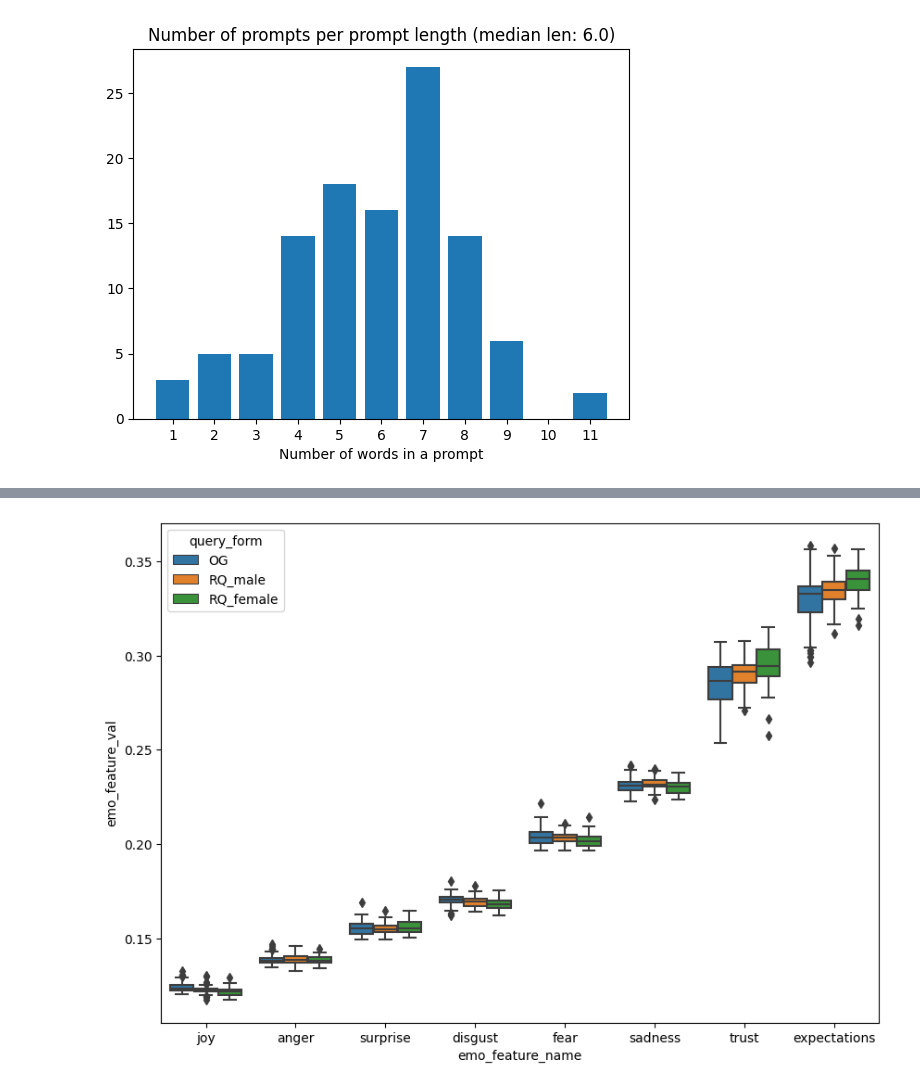
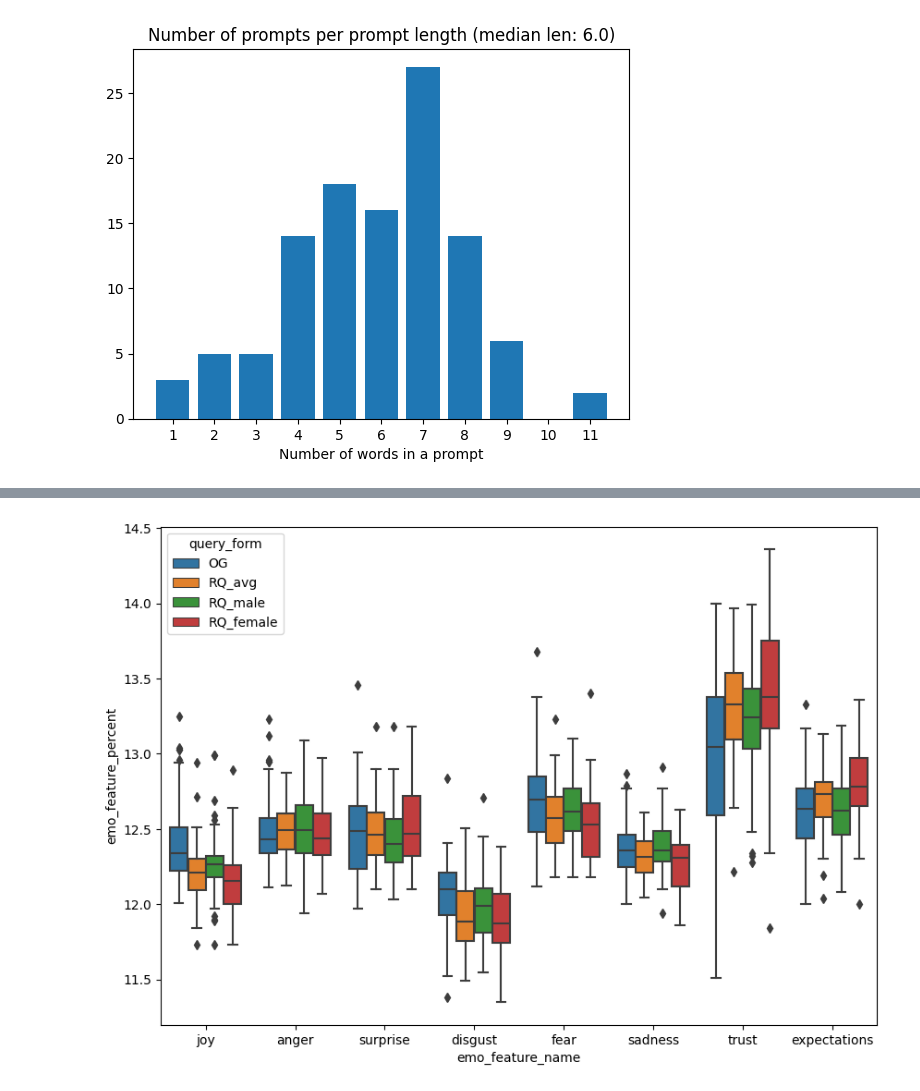
Before and after one commit to HrishitaC/InsideOut2, a Jupyter notebook: Code/visualisation.ipynb, the cells around one changed output, grey strips where cells are left out. Drawn from its saved outputs; the diff is of its cells as text; code cells hidden in the pictures.

```diff
--- a/Code/visualisation.ipynb
+++ b/Code/visualisation.ipynb
@@ -28,8 +38,12 @@ plt.show()
 # %%
 gemma_EP = pd.read_csv("../Results/gemma_EP.csv")
+gemma_RQ_EP = pd.read_csv("../Results/gemma_RQ_EP.csv")
+gemma_RQ_avg_EP = pd.read_csv("../Results/gemma_RQ_avg_EP.csv")
+
 gpt_EP = pd.read_csv("../Results/gpt_EP.csv")
-gemma_RQ_EP = pd.read_csv("../Results/gemma_RQ_EP.csv")
 gpt_RQ_EP = pd.read_csv("../Results/gpt_RQ_EP.csv")
+gpt_RQ_avg_EP = pd.read_csv("../Results/gpt_RQ_avg_EP.csv")
+
 
 emo_features = ["positive", "negative", "neutral", "joy", "anger", "surprise", "disgust", "fear", "sadness", "trust", "expectations"]
 all_EP = []
@@ -39,6 +53,16 @@ for _, row in gemma_EP.iterrows():
         all_EP.append([
             row["query"],
             "OG",
+            "Gemma",
+            emo,
+            row[emo]
+        ])
+
+for _, row in gemma_RQ_avg_EP.iterrows():
+    for emo in emo_features:
+        all_EP.append([
+            row["query"],
+            "RQ_avg",
             "Gemma",
             emo,
             row[emo]
@@ -64,6 +88,16 @@ for _, row in gpt_EP.iterrows():
             row[emo]
         ])
 
+for _, row in gpt_RQ_avg_EP.iterrows():
+    for emo in emo_features:
+        all_EP.append([
+            row["query"],
+            "RQ_avg",
+            "GPT",
+            emo,
+            row[emo]
+        ])
+
 for _, row in gpt_RQ_EP.iterrows():
     for emo in emo_features:
         all_EP.append([
@@ -74,6 +108,6 @@ for _, row in gpt_RQ_EP.iterrows():
             row[emo]
         ])
 
-all_EP_df = pd.DataFrame(all_EP, columns=["query", "query_form", "LLM", "emo_feature_name", "emo_feature_val"])
+all_EP_df = pd.DataFrame(all_EP, columns=["query", "query_form", "LLM", "emo_feature_name", "emo_feature_percent"])
 all_EP_df.head()
 # %% [output]
@@ -101,7 +140,7 @@ plt.show()
 # %%
-OG_resp = all_EP_df.loc[(all_EP_df["LLM"]=="Gemma") & (all_EP_df["emo_feature_name"] != "positive") & (all_EP_df["emo_feature_name"] != "negative") & (all_EP_df["emo_feature_name"] != "neutral") ]
+df = all_EP_df.loc[(all_EP_df["LLM"]=="Gemma") & (all_EP_df["emo_feature_name"] != "positive") & (all_EP_df["emo_feature_name"] != "negative") & (all_EP_df["emo_feature_name"] != "neutral")]
 fig = plt.figure(figsize=(10,7))
-ax = sns.boxplot(x="emo_feature_name", y="emo_feature_val", hue="query_form", data=OG_resp)
+ax = sns.boxplot(x="emo_feature_name", y="emo_feature_percent", hue="query_form", data=df)
 plt.show()
 # %% [output]
-[figure, old version]
+[figure, new version]
```
Also changed, not shown: parts of 10 cells of this notebook, 18 other files.
